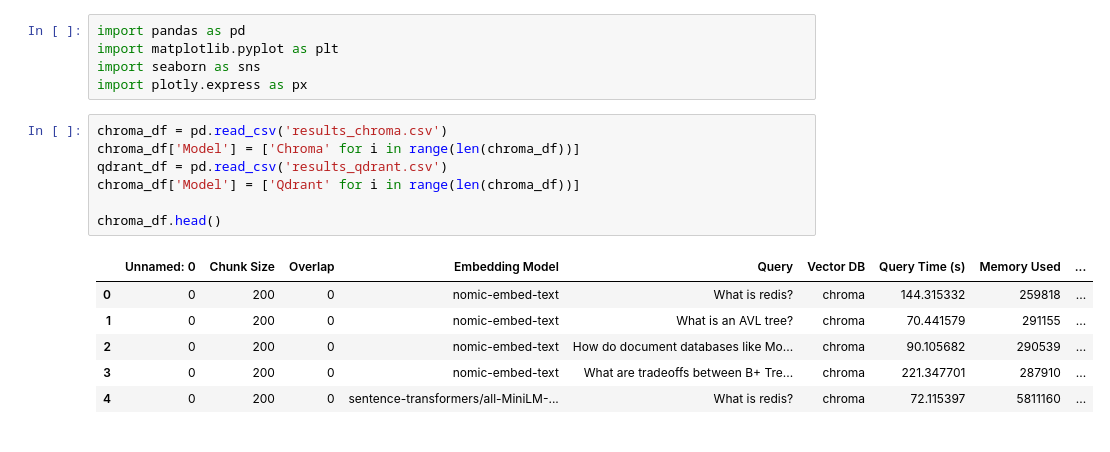
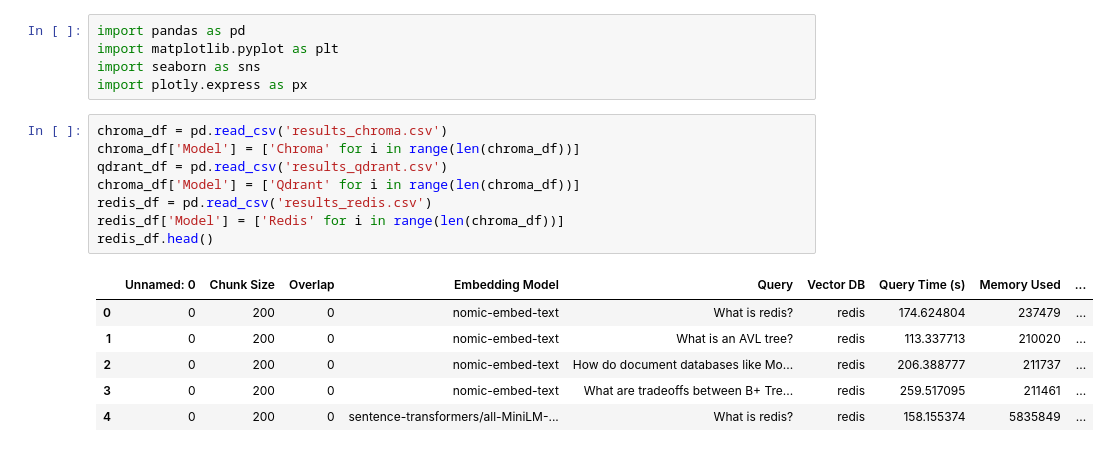
Before and after one commit to desireedegennaro/practical_02_lon_kalden_desiree, a Jupyter notebook: visualizations.ipynb, the cells around one changed output. Drawn from its saved outputs; the diff is of its cells as text.

```diff
--- a/visualizations.ipynb
+++ b/visualizations.ipynb
@@ -6,16 +6,17 @@ import plotly.express as px
 # %%
 chroma_df = pd.read_csv('results_chroma.csv')
 chroma_df['Model'] = ['Chroma' for i in range(len(chroma_df))]
 qdrant_df = pd.read_csv('results_qdrant.csv')
 chroma_df['Model'] = ['Qdrant' for i in range(len(chroma_df))]
-
-chroma_df.head()
+redis_df = pd.read_csv('results_redis.csv')
+redis_df['Model'] = ['Redis' for i in range(len(chroma_df))]
+redis_df.head()
 # %% [output]
 |  | Unnamed: 0 | Chunk Size | Overlap | Embedding Model | Query | Vector DB | Query Time (s) | Memory Used | ... |
-| 0 | 0 | 200 | 0 | nomic-embed-text | What is redis? | chroma | 144.315332 | 259818 | ... |
-| 1 | 0 | 200 | 0 | nomic-embed-text | What is an AVL tree? | chroma | 70.441579 | 291155 | ... |
-| 2 | 0 | 200 | 0 | nomic-embed-text | How do document databases like Mo... | chroma | 90.105682 | 290539 | ... |
-| 3 | 0 | 200 | 0 | nomic-embed-text | What are tradeoffs between B+ Tre... | chroma | 221.347701 | 287910 | ... |
-| 4 | 0 | 200 | 0 | sentence-transformers/all-MiniLM-... | What is redis? | chroma | 72.115397 | 5811160 | ... |
+| 0 | 0 | 200 | 0 | nomic-embed-text | What is redis? | redis | 174.624804 | 237479 | ... |
+| 1 | 0 | 200 | 0 | nomic-embed-text | What is an AVL tree? | redis | 113.337713 | 210020 | ... |
+| 2 | 0 | 200 | 0 | nomic-embed-text | How do document databases like Mo... | redis | 206.388777 | 211737 | ... |
+| 3 | 0 | 200 | 0 | nomic-embed-text | What are tradeoffs between B+ Tre... | redis | 259.517095 | 211461 | ... |
+| 4 | 0 | 200 | 0 | sentence-transformers/all-MiniLM-... | What is redis? | redis | 158.155374 | 5835849 | ... |
 # %%
 chroma_qry_avg = chroma_df.groupby('Query')[['Memory Used', 'Query Time (s)']].mean()
```
Also changed, not shown: parts of 14 cells of this notebook.
